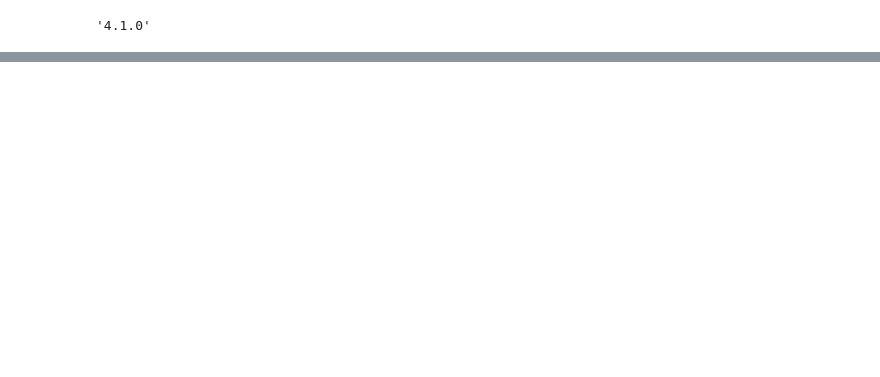
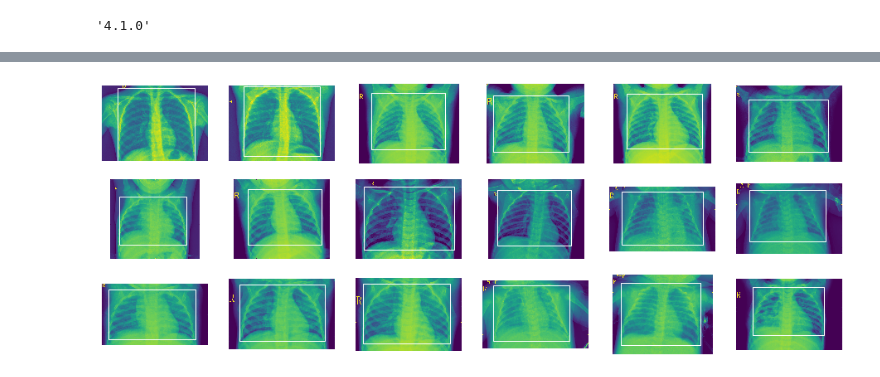
Before and after one commit to Zhuvikin/ML-pneumonia, a Jupyter notebook: pneumonia.ipynb, the cells around one changed output, grey strips where cells are left out. Drawn from its saved outputs; the diff is of its cells as text; code cells hidden in the pictures; blank space fills up the shorter version.

```diff
--- a/pneumonia.ipynb
+++ b/pneumonia.ipynb
@@ -45,0 +100,44 @@ if not os.path.exists(data_dir):
+# %%
+ROIs = [
+    [272, 41, 1631, 1317],
+    [301, 20, 1810, 1409],
+    [224, 174, 1532, 1174],
+    [79, 157, 1070, 891],
+    [232, 182, 1568, 1162],
+    [149, 170, 1112, 807],
+    [121, 246, 1057, 906],
+    [189, 140, 1221, 916],
+    [121, 116, 1521, 1090],
+    [154, 175, 1368, 1091],
+    [107, 45, 856, 533],
+    [133, 64, 904, 582],
+    [69, 61, 1019, 604],
+    [144, 71, 1286, 830],
+    [86, 64, 1121, 778],
+    [100, 48, 831, 585],
+    [101, 101, 1046, 849],
+    [254, 131, 1381, 886],
+]
+
+fig = plt.figure(figsize = (16, 6))
+
+i = 1
+for example in examples:
+    ROI = ROIs[i - 1]
+    img_path = base_data_dir + example_images[i - 1]
+    img = cv2.imread(img_path, 0)
+    writer = Writer(img_path, img.shape[0], img.shape[1], depth = 1)
+    writer.addObject('ROI', ROI[0], ROI[1], ROI[2], ROI[3])
+    writer.save(os.path.basename(img_path)[:-5] + '.xml')
+
+    ax = plt.subplot(3, 6, i)
+    plt.axis('off')
+    plt.imshow(example)
+    rect = patches.Rectangle((ROI[0], ROI[1]), ROI[2] - ROI[0], ROI[3] - ROI[1], linewidth = 1, edgecolor = 'w',
+                             facecolor = 'none')
+    ax.add_patch(rect)
+    i += 1
+
+plt.show()
+# %% [output]
+[figure, added]
```
Also changed, not shown: parts of 11 cells of this notebook, 1 other file.
